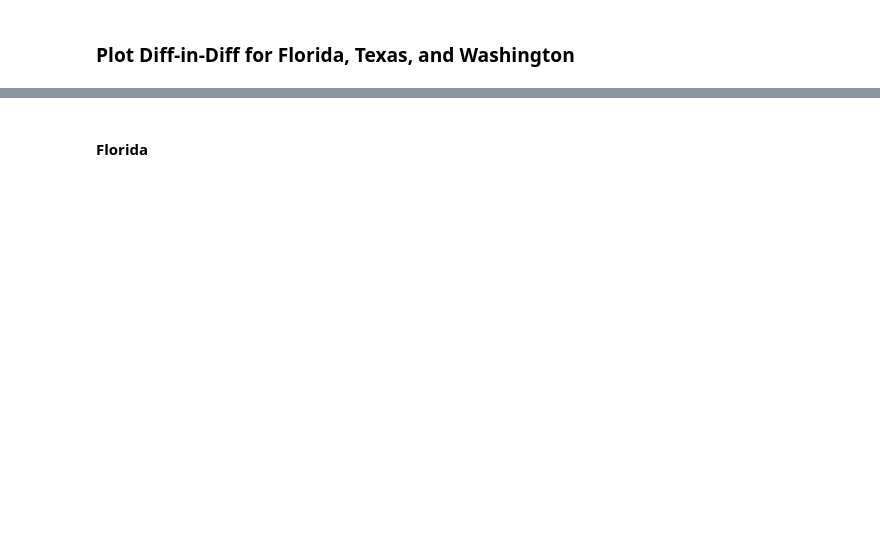
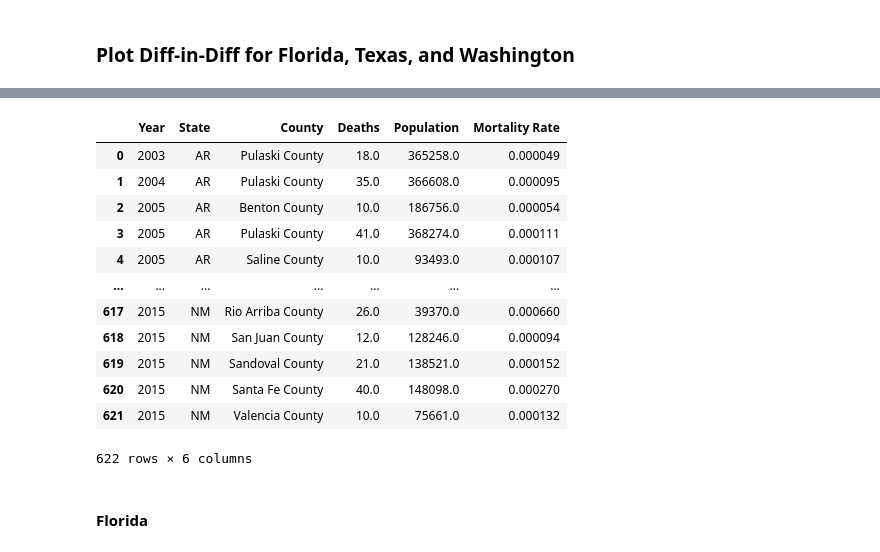
Before and after one commit to yangxiaohan57/impact-of-opioids-policy, a Jupyter notebook: 30_results/diff_in_diff_plots_mortality_rate.ipynb, the cells around one changed output, grey strips where cells are left out. Cells and saved outputs as stored; diff of their text form; code cells hidden in the pictures; blank space fills up the shorter version.

```diff
--- a/30_results/diff_in_diff_plots_mortality_rate.ipynb
+++ b/30_results/diff_in_diff_plots_mortality_rate.ipynb
@@ -118,3 +74,19 @@ wa_mortality_avg
+# %%
+mortality_compare_to_fl
+# %% [output]
+|  | Year | State | County | Deaths | Population | Mortality Rate |
+| 0 | 2003 | AR | Pulaski County | 18.0 | 365258.0 | 0.000049 |
+| 1 | 2004 | AR | Pulaski County | 35.0 | 366608.0 | 0.000095 |
+| 2 | 2005 | AR | Benton County | 10.0 | 186756.0 | 0.000054 |
+| 3 | 2005 | AR | Pulaski County | 41.0 | 368274.0 | 0.000111 |
+| 4 | 2005 | AR | Saline County | 10.0 | 93493.0 | 0.000107 |
+| ... | ... | ... | ... | ... | ... | ... |
+| 617 | 2015 | NM | Rio Arriba County | 26.0 | 39370.0 | 0.000660 |
+| 618 | 2015 | NM | San Juan County | 12.0 | 128246.0 | 0.000094 |
+| 619 | 2015 | NM | Sandoval County | 21.0 | 138521.0 | 0.000152 |
+| 620 | 2015 | NM | Santa Fe County | 40.0 | 148098.0 | 0.000270 |
+| 621 | 2015 | NM | Valencia County | 10.0 | 75661.0 | 0.000132 |
+622 rows × 6 columns
 # %% [markdown]
 #### Florida
 # %%
```
Also changed, not shown: parts of 12 cells of this notebook.
